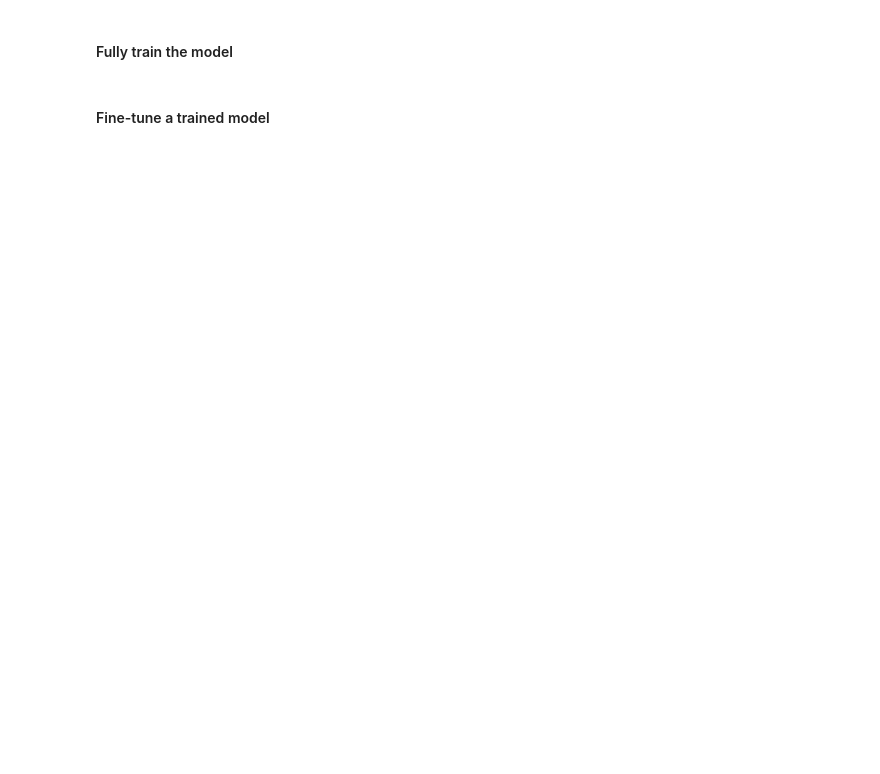
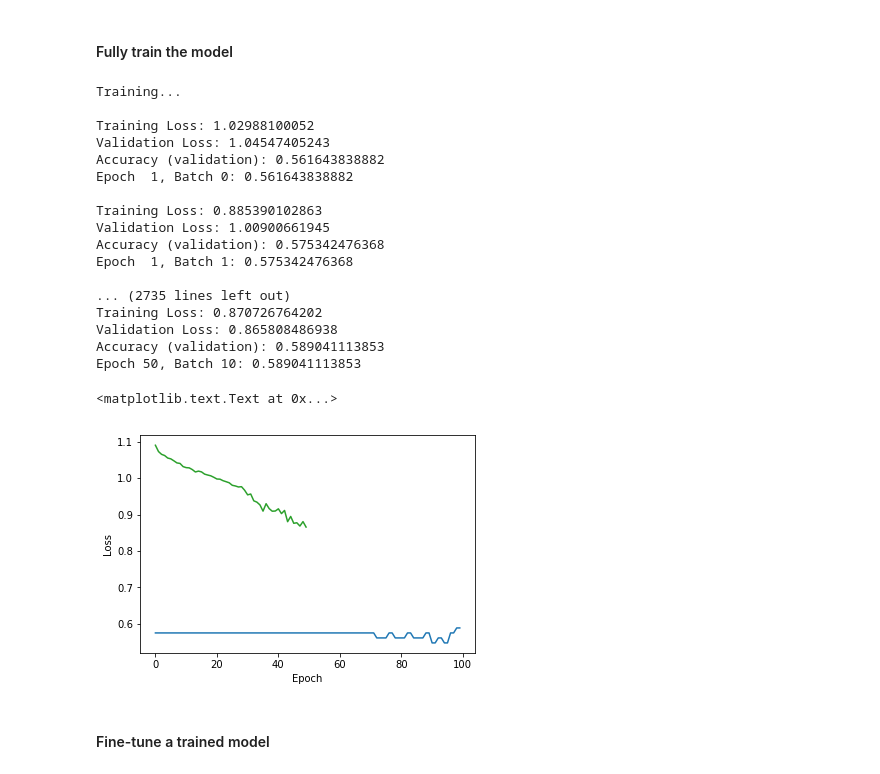
Before and after one commit to Mamta-Arora/Kaggle-MobileODT-Cancer-Screening, a Jupyter notebook: BasicNetwork.ipynb, the cells around one changed output. Drawn from its saved outputs; the diff is of its cells as text; code cells hidden in the pictures; blank space fills up the shorter version.

```diff
--- a/BasicNetwork.ipynb
+++ b/BasicNetwork.ipynb
@@ -221,6 +283,8 @@ batch_i = 0
 print('Checking the Training on a Single Batch, i.e. number {}'.format(batch_i))
 
 accuracy_list = []
+training_losses = []
+validation_losses = []
 with tf.Session() as sess:
     # Initializing the variables
     sess.run(tf.global_variables_initializer())
@@ -230,9 +294,13 @@ with tf.Session() as sess:
         for batch_inputarrays, batch_labels in zip(batch_list(load_training_data(batch_i), size_of_minibatch),
                                                    batch_list(load_training_labels(batch_i), size_of_minibatch)):
             sess.run(optimizer, feed_dict={x: batch_inputarrays, y: batch_labels, keep_prob: keep_probability})
-        cost_value, accuracy_value = get_stats(sess, batch_inputarrays, batch_labels, cost, accuracy,
-                                               printout=False)
-        #print('\nEpoch {:>2}, Batch {}: {} '.format(epoch + 1, batch_i, accuracy_value), end='')
+        (training_cost_value,
+         validation_cost_value,
+         accuracy_value) = get_stats(sess, batch_inputarrays, batch_labels, cost, accuracy,
+                                     printout=True)
+        print('\nEpoch {:>2}, Batch {}: {} '.format(epoch + 1, batch_i, accuracy_value))
+        training_losses.append(training_cost_value)
+        validation_losses.append(validation_cost_value)
         accuracy_list.append(accuracy_value)
 
     # Save the model
@@ -242,3 +310,9 @@ with tf.Session() as sess:
 plt.plot(accuracy_list)
 plt.xlabel("Epoch")
 plt.ylabel("Accuracy")
+plt.show()
+
+plt.plot(training_losses)
+plt.plot(validation_losses)
+plt.xlabel("Epoch")
+plt.ylabel("Loss")
@@ -247,42 +339,74 @@ plt.ylabel("Accuracy")
 # %%
 print('Training...')
 
-epochs = 30
+epochs = 50
 
 accuracy_list = []
+training_losses = []
+validation_losses = []
 with tf.Session() as sess:
     # It is very important the saver is defined INSIDE the block "with tf.Session() as sess"
     # otherwise it will be very difficult to load the graph (unless we name all the variables etc)
     saver = tf.train.Saver()
 
     # Initializing the variables
     sess.run(tf.global_variables_initializer())
 
     # Training cycle
     for epoch in range(epochs):
         for batch_i in range(num_saved_batches - 1):
             for batch_inputarrays, batch_labels in zip(batch_list(load_training_data(batch_i),
                                                                   size_of_minibatch),
                                                        batch_list(load_training_labels(batch_i),
                                                                   size_of_minibatch)
                                                       ):
                 sess.run(optimizer, feed_dict={x: batch_inputarrays, y: batch_labels, keep_prob: keep_probability})
-            cost_value, accuracy_value = get_stats(sess, batch_inputarrays, batch_labels, cost, accuracy,
-                                                   printout=False)
+            (training_cost_value,
+             validation_cost_value,
+             accuracy_value) = get_stats(sess, batch_inputarrays, batch_labels, cost, accuracy,
+                                         printout=True)
+
             print('Epoch {:>2}, Batch {}: {}'.format(epoch + 1, batch_i, accuracy_value))
 
+        training_losses.append(training_cost_value)
+        validation_losses.append(validation_cost_value)
         accuracy_list.append(accuracy_value)
 
         if epoch % 10 == 0:
             # Save the intermediate model
-            save_path = saver.save(sess, "./trained_model", global_step=epoch)
+            save_path = saver.save(sess, savedmodel_path, global_step=epoch)
 
     # Save the final model
-    save_path = saver.save(sess, "./trained_model", global_step=epoch)
+    save_path = saver.save(sess, savedmodel_path, global_step=epoch)
 
 plt.plot(accuracy_list)
 plt.xlabel("Epoch")
 plt.ylabel("Accuracy")
+
+plt.plot(training_losses)
+plt.plot(validation_losses)
+plt.xlabel("Epoch")
+plt.ylabel("Loss")
+# %% [output]
+Training...
+
+Training Loss: 1.02988100052
+Validation Loss: 1.04547405243
+Accuracy (validation): 0.561643838882
+Epoch  1, Batch 0: 0.561643838882
+
+Training Loss: 0.885390102863
+Validation Loss: 1.00900661945
+Accuracy (validation): 0.575342476368
+Epoch  1, Batch 1: 0.575342476368
+
+... (2735 lines left out)
+Training Loss: 0.870726764202
+Validation Loss: 0.865808486938
+Accuracy (validation): 0.589041113853
+Epoch 50, Batch 10: 0.589041113853
+<matplotlib.text.Text at 0x...>
+[figure, added]
 # %% [markdown]
 #### Fine-tune a trained model
 # %%
```
Also changed, not shown: parts of 12 cells of this notebook.
